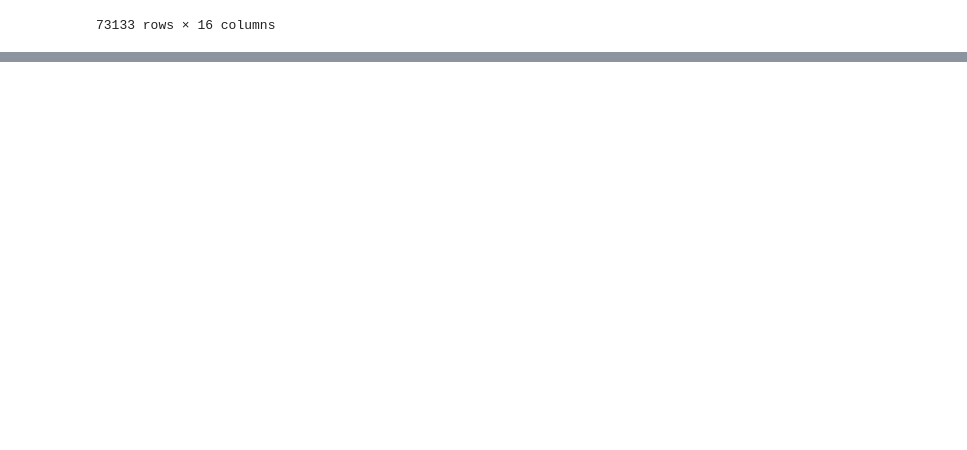
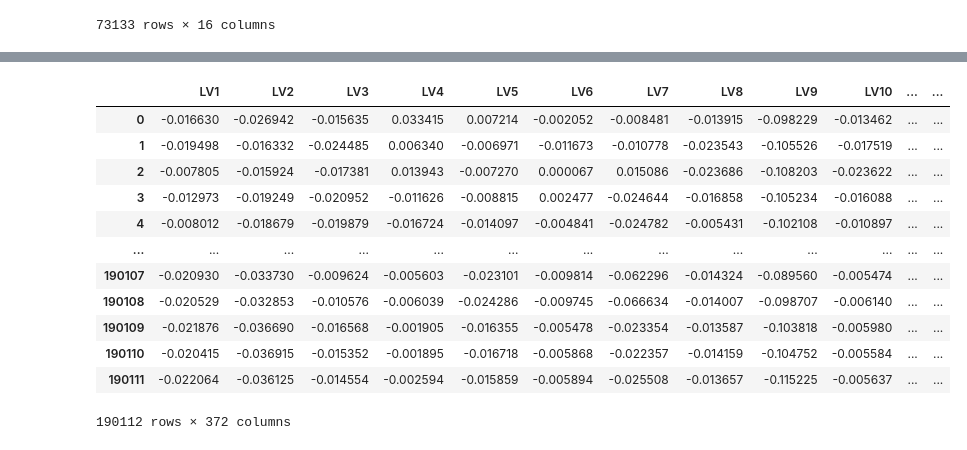
Before and after one commit to ben-heil/mousiplier-backend, a Jupyter notebook: data/process_raw_data.ipynb, the cells around one changed output, grey strips where cells are left out. Saved outputs shown, nothing was run; the diff lists cells and outputs as text; code cells hidden in the pictures; blank space fills up the shorter version.

```diff
--- a/data/process_raw_data.ipynb
+++ b/data/process_raw_data.ipynb
@@ -439,0 +461,3 @@ filtered_info_df.to_csv('filtered_Mus_musculus.gene_info', sep='\t', index=False
+# %%
+metadata_df = pyreadr.read_r('raw/metadata_df.rda')['metadata_df']
+metadata_df
@@ -439,0 +478,16 @@ filtered_info_df.to_csv('filtered_Mus_musculus.gene_info', sep='\t', index=False
+# %%
+lv_df_with_metadata = lv_df.merge(metadata_df, left_on='sample', right_on='external_id')
+# %% [output]
+|  | LV1 | LV2 | LV3 | LV4 | LV5 | LV6 | LV7 | LV8 | LV9 | LV10 | ... | ... |
+| 0 | -0.016630 | -0.026942 | -0.015635 | 0.033415 | 0.007214 | -0.002052 | -0.008481 | -0.013915 | -0.098229 | -0.013462 | ... | ... |
+| 1 | -0.019498 | -0.016332 | -0.024485 | 0.006340 | -0.006971 | -0.011673 | -0.010778 | -0.023543 | -0.105526 | -0.017519 | ... | ... |
+| 2 | -0.007805 | -0.015924 | -0.017381 | 0.013943 | -0.007270 | 0.000067 | 0.015086 | -0.023686 | -0.108203 | -0.023622 | ... | ... |
+| 3 | -0.012973 | -0.019249 | -0.020952 | -0.011626 | -0.008815 | 0.002477 | -0.024644 | -0.016858 | -0.105234 | -0.016088 | ... | ... |
+| 4 | -0.008012 | -0.018679 | -0.019879 | -0.016724 | -0.014097 | -0.004841 | -0.024782 | -0.005431 | -0.102108 | -0.010897 | ... | ... |
+| ... | ... | ... | ... | ... | ... | ... | ... | ... | ... | ... | ... | ... |
+| 190107 | -0.020930 | -0.033730 | -0.009624 | -0.005603 | -0.023101 | -0.009814 | -0.062296 | -0.014324 | -0.089560 | -0.005474 | ... | ... |
+| 190108 | -0.020529 | -0.032853 | -0.010576 | -0.006039 | -0.024286 | -0.009745 | -0.066634 | -0.014007 | -0.098707 | -0.006140 | ... | ... |
+| 190109 | -0.021876 | -0.036690 | -0.016568 | -0.001905 | -0.016355 | -0.005478 | -0.023354 | -0.013587 | -0.103818 | -0.005980 | ... | ... |
+| 190110 | -0.020415 | -0.036915 | -0.015352 | -0.001895 | -0.016718 | -0.005868 | -0.022357 | -0.014159 | -0.104752 | -0.005584 | ... | ... |
+| 190111 | -0.022064 | -0.036125 | -0.014554 | -0.002594 | -0.015859 | -0.005894 | -0.025508 | -0.013657 | -0.115225 | -0.005637 | ... | ... |
+190112 rows × 372 columns
```
Also changed, not shown: parts of 33 cells of this notebook, 3 other files.
